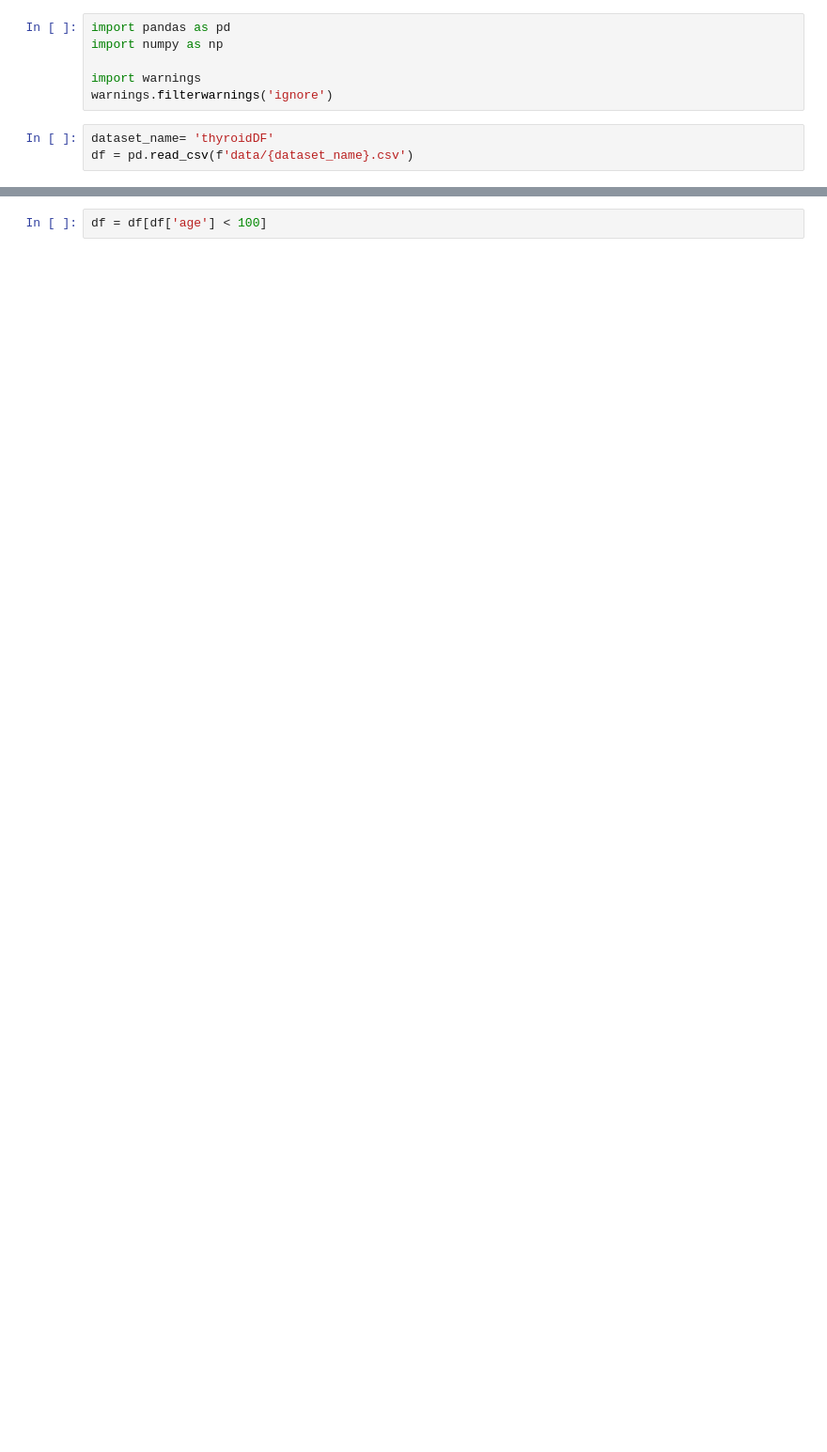
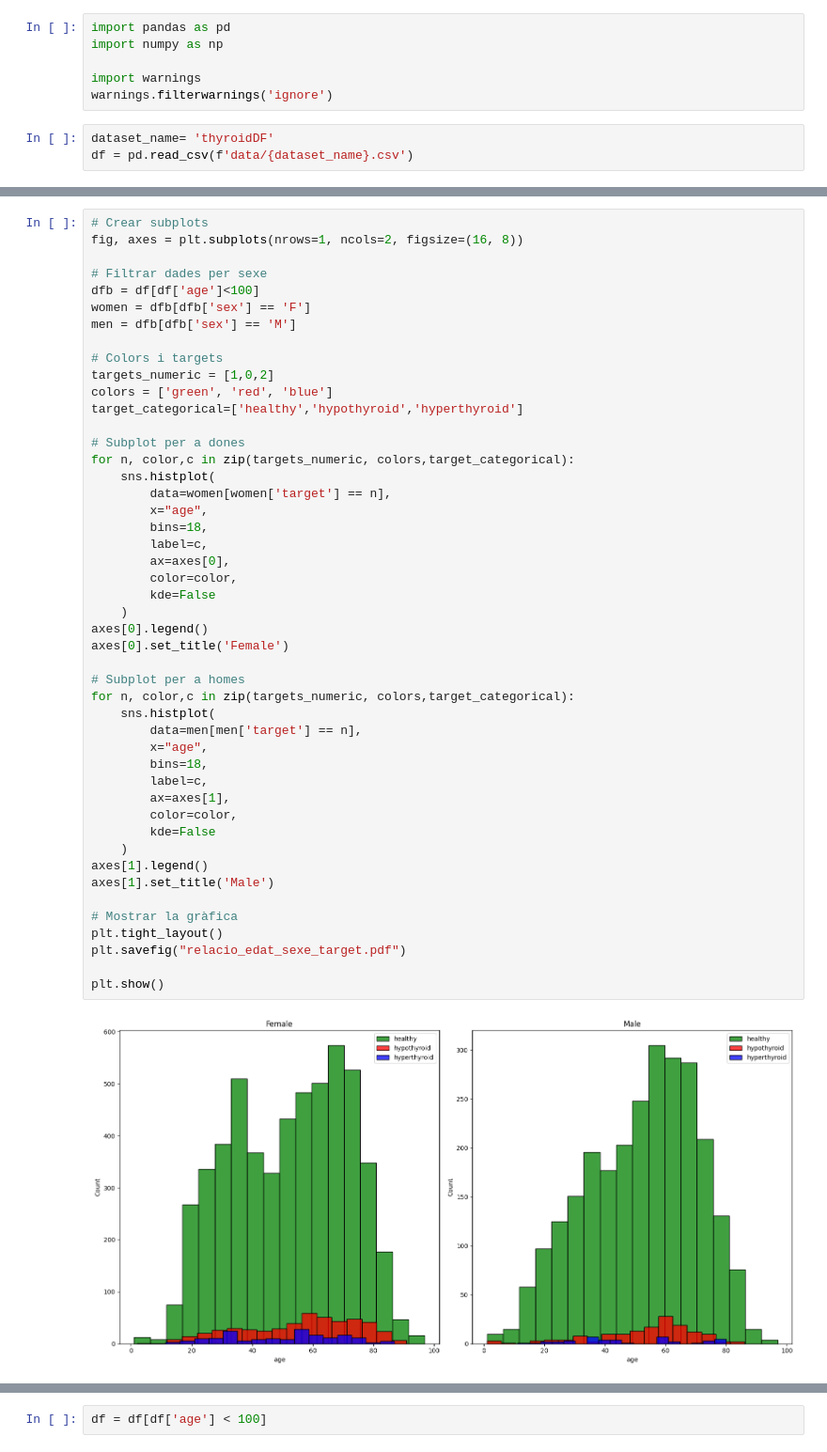
Before and after one commit to NIU1668072/ThyroidDiseaseClassification, a Jupyter notebook: thyroid.ipynb, the cells around one changed output, grey strips where cells are left out. Shown at 94% size. Drawn from its saved outputs; the diff is of its cells as text; blank space fills up the shorter version.

```diff
--- a/thyroid.ipynb
+++ b/thyroid.ipynb
@@ -68,3 +137,52 @@ plt.show()
+# %%
+# Crear subplots
+fig, axes = plt.subplots(nrows=1, ncols=2, figsize=(16, 8))
+
+# Filtrar dades per sexe
+dfb = df[df['age']<100]
+women = dfb[dfb['sex'] == 'F']
+men = dfb[dfb['sex'] == 'M']
+
+# Colors i targets
+targets_numeric = [1,0,2]
+colors = ['green', 'red', 'blue']
+target_categorical=['healthy','hypothyroid','hyperthyroid']
+
+# Subplot per a dones
+for n, color,c in zip(targets_numeric, colors,target_categorical):
+    sns.histplot(
+        data=women[women['target'] == n],
+        x="age",
+        bins=18,
+        label=c,
+        ax=axes[0],
+        color=color,
+        kde=False
+    )
+axes[0].legend()
+axes[0].set_title('Female')
+
+# Subplot per a homes
+for n, color,c in zip(targets_numeric, colors,target_categorical):
+    sns.histplot(
+        data=men[men['target'] == n],
+        x="age",
+        bins=18,
+        label=c,
+        ax=axes[1],
+        color=color,
+        kde=False
+    )
+axes[1].legend()
+axes[1].set_title('Male')
+
+# Mostrar la gràfica
+plt.tight_layout()
+plt.savefig("relacio_edat_sexe_target.pdf")
+
+plt.show()
+# %% [output]
+[figure, added]
 # %%
 data_pivot = df.groupby(['referral_source', 'target']).size().unstack(fill_value=0)
 
```
Also changed, not shown: parts of 70 cells of this notebook, 24 other files.
